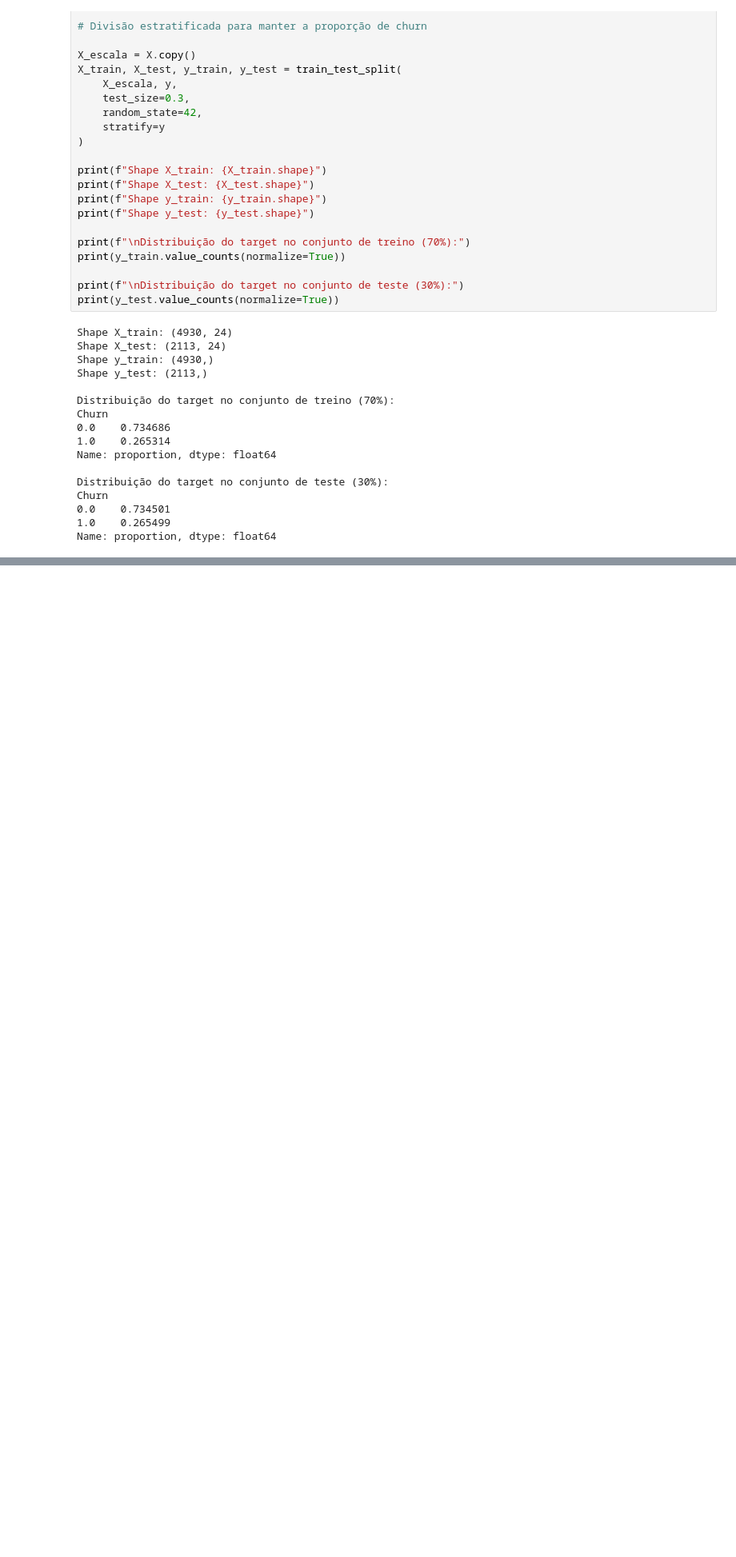
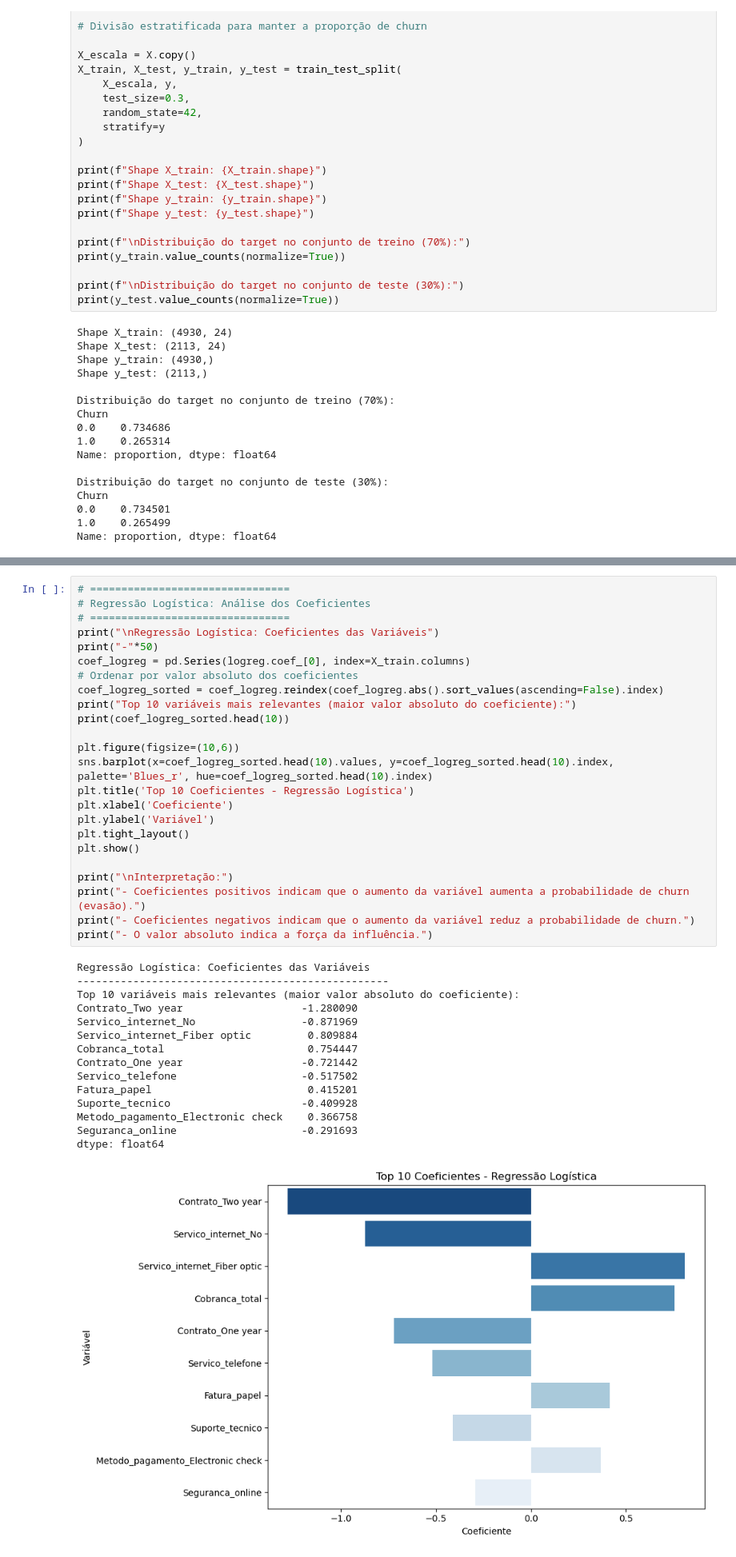
Before and after one commit to TheD4rkNss/Challenge-Telecom-X-parte-2, a Jupyter notebook: Telecom_X_BR.ipynb, the cells around one changed output, grey strips where cells are left out. Shown at 80% size. Cells and saved outputs as stored; diff of their text form; blank space fills up the shorter version.

```diff
--- a/Telecom_X_BR.ipynb
+++ b/Telecom_X_BR.ipynb
@@ -353,0 +789,40 @@ Name: proportion, dtype: float64
+# %%
+# ================================
+# Regressão Logística: Análise dos Coeficientes
+# ================================
+print("\nRegressão Logística: Coeficientes das Variáveis")
+print("-"*50)
+coef_logreg = pd.Series(logreg.coef_[0], index=X_train.columns)
+# Ordenar por valor absoluto dos coeficientes
+coef_logreg_sorted = coef_logreg.reindex(coef_logreg.abs().sort_values(ascending=False).index)
+print("Top 10 variáveis mais relevantes (maior valor absoluto do coeficiente):")
+print(coef_logreg_sorted.head(10))
+
+plt.figure(figsize=(10,6))
+sns.barplot(x=coef_logreg_sorted.head(10).values, y=coef_logreg_sorted.head(10).index, palette='Blues_r', hue=coef_logreg_sorted.head(10).index)
+plt.title('Top 10 Coeficientes - Regressão Logística')
+plt.xlabel('Coeficiente')
+plt.ylabel('Variável')
+plt.tight_layout()
+plt.show()
+
+print("\nInterpretação:")
+print("- Coeficientes positivos indicam que o aumento da variável aumenta a probabilidade de churn (evasão).")
+print("- Coeficientes negativos indicam que o aumento da variável reduz a probabilidade de churn.")
+print("- O valor absoluto indica a força da influência.")
+# %% [output]
+Regressão Logística: Coeficientes das Variáveis
+--------------------------------------------------
+Top 10 variáveis mais relevantes (maior valor absoluto do coeficiente):
+Contrato_Two year                   -1.280090
+Servico_internet_No                 -0.871969
+Servico_internet_Fiber optic         0.809884
+Cobranca_total                       0.754447
+Contrato_One year                   -0.721442
+Servico_telefone                    -0.517502
+Fatura_papel                         0.415201
+Suporte_tecnico                     -0.409928
+Metodo_pagamento_Electronic check    0.366758
+Seguranca_online                    -0.291693
+dtype: float64
+[figure, added]
```
Also changed, not shown: parts of 24 cells of this notebook.
